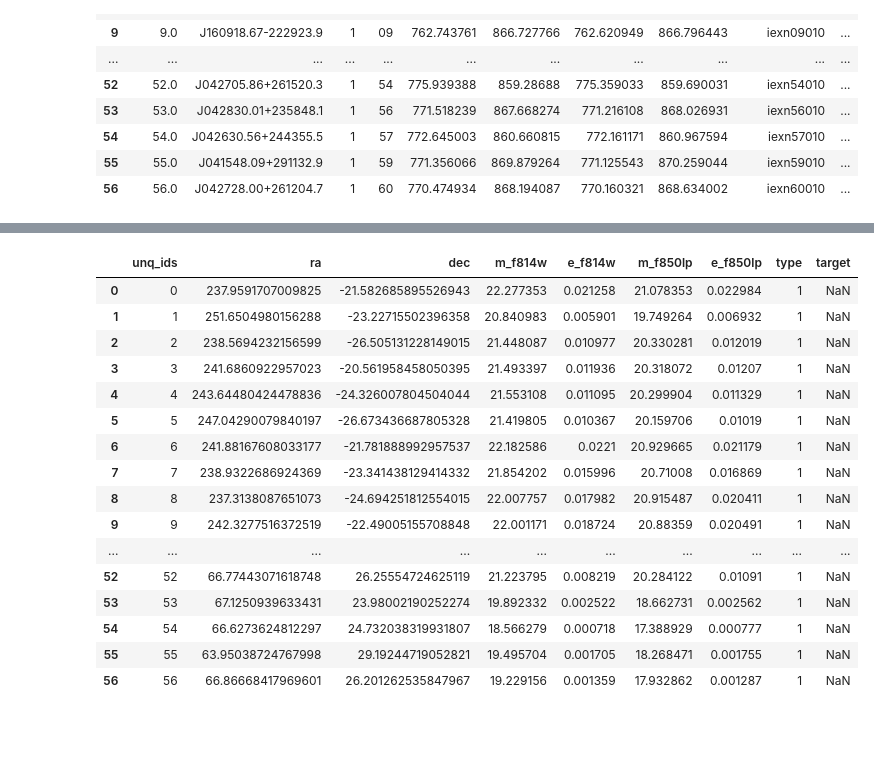
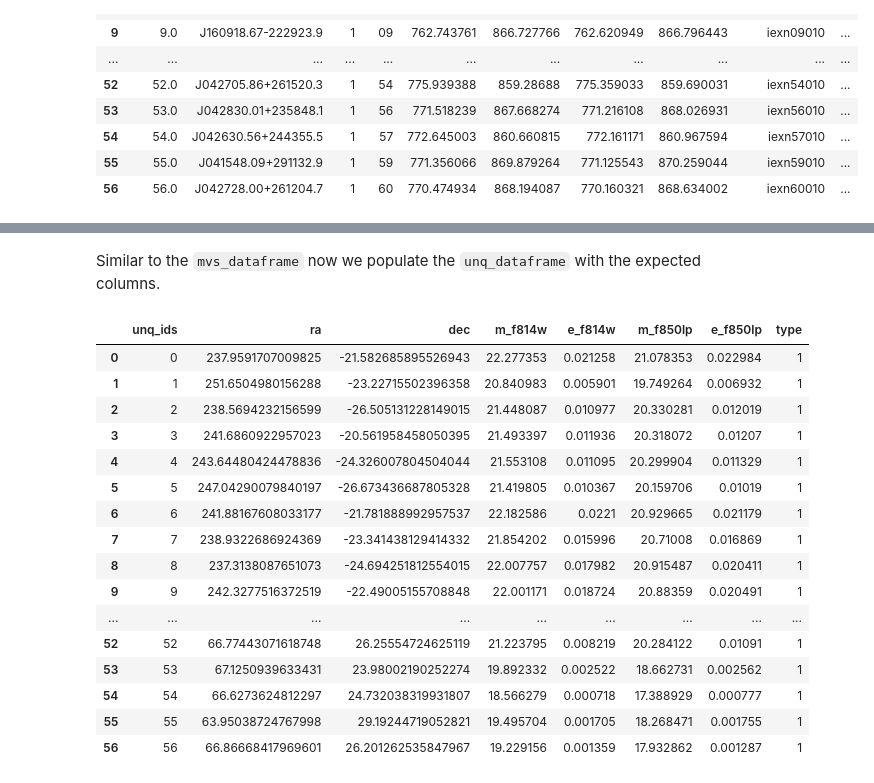
Before and after one commit to strampelligiovanni/StraKLIP, a Jupyter notebook: docs/source/tutorials/tutorial_join_catalogues_DRC.ipynb, the cells around one changed output, grey strips where cells are left out. Drawn from its saved outputs; the diff is of its cells as text; code cells hidden in the pictures; blank space fills up the shorter version.

```diff
--- a/docs/source/tutorials/joining_catalogues/DRC/join_catalogues.ipynb
+++ b/docs/source/tutorials/tutorial_join_catalogues_DRC.ipynb
@@ -75,14 +102,14 @@ mvs_target_df
 | 113 | J042728.00+261204.7 | iexn60020_drc.fits | F850LP | 66.866686 | 26.201262 | 770.160321 | 868.634002 | 17.932862 | 0.001287 | 2.555961 | 3282.342041 | ... |
 114 rows × 12 columns
 # %%
-for target in mvs_target_df.target.unique():
-    if unq_target_df.loc[unq_target_df.target ==target].empty:
-        index=mvs_target_df.loc[(mvs_target_df.target==target)].index
-        mvs_target_df.drop(index,inplace=True)
+for target in mvs_input_target_df.target.unique():
+    if unq_input_target_df.loc[unq_input_target_df.target ==target].empty:
+        index=mvs_input_target_df.loc[(mvs_input_target_df.target==target)].index
+        mvs_input_target_df.drop(index,inplace=True)
     else:
-        unq_target_df.loc[unq_target_df.target ==target,'unq_ids'] = mvs_target_df.loc[mvs_target_df.target == target, 'unq_ids'].values[0]
-unq_target_df=unq_target_df.sort_values('unq_ids').reset_index(drop=True)
-unq_target_df
+        unq_input_target_df.loc[unq_input_target_df.target ==target,'unq_ids'] = mvs_input_target_df.loc[mvs_input_target_df.target == target, 'unq_ids'].values[0]
+unq_input_target_df=unq_input_target_df.sort_values('unq_ids').reset_index(drop=True)
+unq_input_target_df
 # %% [output]
 |  | target | file | filter | ra | dec | x | y | mag_aper | e_mag_aper | dist | snr | ... |
 | 0 | J155150.21-213457.4 | iexn13010_drc.fits | F814W | 237.959171 | -21.582686 | 766.682062 | 870.519962 | 22.277353 | 0.021258 | 1.416799 | 227.932175 | ... |
@@ -138,10 +171,10 @@ mvs_dataframe=pd.DataFrame(columns=['unq_ids','target','ext', 'visit','x_f814w',
 mvs_dataframe['flag_f814w']='rejected'
 mvs_dataframe['flag_f850lp']='rejected'
 
-for id in tqdm(mvs_target_df.unq_ids.unique()):
-    target=mvs_target_df.loc[(mvs_target_df.unq_ids==id),'target'].values[0]
-    df_F814W = mvs_target_df.loc[(mvs_target_df.unq_ids==id)&(mvs_target_df.filters=='F814W')].sort_values(['unittime'])
-    df_F850LP = mvs_target_df.loc[(mvs_target_df.unq_ids==id)&(mvs_target_df.filters=='F850LP')].sort_values(['unittime'])
+for id in tqdm(mvs_input_target_df.unq_ids.unique()):
+    target=mvs_input_target_df.loc[(mvs_input_target_df.unq_ids==id),'target'].values[0]
+    df_F814W = mvs_input_target_df.loc[(mvs_input_target_df.unq_ids==id)&(mvs_input_target_df.filters=='F814W')].sort_values(['unittime'])
+    df_F850LP = mvs_input_target_df.loc[(mvs_input_target_df.unq_ids==id)&(mvs_input_target_df.filters=='F850LP')].sort_values(['unittime'])
     num =  df_F814W.unq_ids.count() if df_F814W.unq_ids.count() >= df_F850LP.unq_ids.count() else df_F850LP.unq_ids.count()
     for elno in range(num):
         mvs_dataframe.loc[pos,'unq_ids'] = id
@@ -203,11 +240,13 @@ mvs_dataframe
 # %%
-from utils_tile import small_tiles
-path2tiles='/Users/gstrampelli/PycharmProjects/Giovanni/work/out/FFP_drc/'
+path2tiles='/Users/gstrampelli/PycharmProjects/StraKLIP_tutorial_test/data/small_tiles'
 bad_F814W=[]
+kd_F814W=[]
 good_F814W=[41,46,47,48,49,52]
 bad_F850LP=[]
+kd_F850LP=[]
 good_F850LP=[41,46,47,48,49,52]
-dict={'bad_f814w':bad_F814W,'bad_f850lp':bad_F850LP,'good_f814w':good_F814W,'good_f850lp':good_F850LP,}
+
+dict={'bad_f814w':bad_F814W,'kd_f814w':kd_F814W,'bad_f850lp':bad_F850LP,'kd_f850lp':kd_F850LP,'good_f814w':good_F814W,'good_f850lp':good_F850LP,}
 
 
 mvs_dataframe = small_tiles(mvs_dataframe,path2fits, path2tiles, ['f814w','f850lp'], dict=dict,nrows=8, ncols=8,ext='_drc')
@@ -258,50 +322,51 @@ mvs_dataframe
+# %% [markdown]
+Similar to the `mvs_dataframe` now we populate the `unq_dataframe` with the expected columns.
 # %%
 pos=0
-# unq_target_df = unq_target_df[['unq_ids','ra','dec','mag_psf','e_mag_psf']].sort_values(by='unq_ids').reset_index(drop=True)
-unq_dataframe=pd.DataFrame(columns=['unq_ids','ra', 'dec','m_f814w','e_f814w','m_f850lp','e_f850lp','type','target'])
+unq_dataframe=pd.DataFrame(columns=['unq_ids','ra', 'dec','m_f814w','e_f814w','m_f850lp','e_f850lp','type'])
 
-for id in tqdm(unq_target_df.unq_ids.unique()):
-    unq_target_df.loc[(unq_target_df.unq_ids==id),'target']=unq_target_df.loc[unq_target_df.unq_ids==id].target.values[0]
-    df_F814W = unq_target_df.loc[(unq_target_df.unq_ids==id)&(unq_target_df['filter']=='F814W')]
-    df_F850LP = unq_target_df.loc[(unq_target_df.unq_ids==id)&(unq_target_df['filter']=='F850LP')]
+for id in tqdm(unq_input_target_df.unq_ids.unique()):
+    unq_input_target_df.loc[(unq_input_target_df.unq_ids==id),'target']=unq_input_target_df.loc[unq_input_target_df.unq_ids==id].target.values[0]
+    df_F814W = unq_input_target_df.loc[(unq_input_target_df.unq_ids==id)&(unq_input_target_df['filter']=='F814W')]
+    df_F850LP = unq_input_target_df.loc[(unq_input_target_df.unq_ids==id)&(unq_input_target_df['filter']=='F850LP')]
     num =  df_F814W.unq_ids.count() if df_F814W.unq_ids.count() >= df_F850LP.unq_ids.count() else df_F850LP.unq_ids.count()
     for elno in range(num):
         unq_dataframe.loc[pos,'unq_ids'] = id
         if not df_F814W.empty:
             unq_dataframe.loc[pos,'ra'] = df_F814W.ra.unique()
             unq_dataframe.loc[pos,'dec'] = df_F814W.dec.unique()
         elif not df_F850LP.empty:
             unq_dataframe.loc[pos,'ra'] = df_F850LP.ra.unique()
             unq_dataframe.loc[pos,'dec'] = df_F850LP.dec.unique()
 
         unq_dataframe.loc[pos,'type'] = 1
-        if np.all(mvs_dataframe.loc[mvs_dataframe.unq_ids==id,['flag_f814w','flag_f850lp']]=='bad_target'):
+        if np.all(mvs_dataframe.loc[mvs_dataframe.unq_ids==id,['flag_f814w','flag_f850lp']]=='rejected'):
                 unq_dataframe.loc[unq_dataframe.unq_ids==id,'type']=0
         if not df_F814W.empty and elno <= df_F814W.unq_ids.count()-1:
             unq_dataframe.loc[pos,['m_f814w','e_f814w']] =df_F814W.iloc[elno][['mag_aper','e_mag_aper']].values
 
         if not df_F850LP.empty and elno <= df_F850LP.unq_ids.count()-1:
             unq_dataframe.loc[pos,['m_f850lp','e_f850lp']] =df_F850LP.iloc[elno][['mag_aper','e_mag_aper']].values
         pos+=1
 
 unq_dataframe=unq_dataframe.sort_values('unq_ids')
 unq_dataframe['unq_ids']=unq_dataframe.unq_ids.astype(int)
 unq_dataframe
 # %% [output]
-|  | unq_ids | ra | dec | m_f814w | e_f814w | m_f850lp | e_f850lp | type | target |
-| 0 | 0 | 237.9591707009825 | -21.582685895526943 | 22.277353 | 0.021258 | 21.078353 | 0.022984 | 1 | NaN |
-| 1 | 1 | 251.6504980156288 | -23.22715502396358 | 20.840983 | 0.005901 | 19.749264 | 0.006932 | 1 | NaN |
-| 2 | 2 | 238.5694232156599 | -26.505131228149015 | 21.448087 | 0.010977 | 20.330281 | 0.012019 | 1 | NaN |
-| 3 | 3 | 241.6860922957023 | -20.561958458050395 | 21.493397 | 0.011936 | 20.318072 | 0.01207 | 1 | NaN |
-| 4 | 4 | 243.64480424478836 | -24.326007804504044 | 21.553108 | 0.011095 | 20.299904 | 0.011329 | 1 | NaN |
-| 5 | 5 | 247.04290079840197 | -26.673436687805328 | 21.419805 | 0.010367 | 20.159706 | 0.01019 | 1 | NaN |
-| 6 | 6 | 241.88167608033177 | -21.781888992957537 | 22.182586 | 0.0221 | 20.929665 | 0.021179 | 1 | NaN |
-| 7 | 7 | 238.9322686924369 | -23.341438129414332 | 21.854202 | 0.015996 | 20.71008 | 0.016869 | 1 | NaN |
-| 8 | 8 | 237.3138087651073 | -24.694251812554015 | 22.007757 | 0.017982 | 20.915487 | 0.020411 | 1 | NaN |
-| 9 | 9 | 242.3277516372519 | -22.49005155708848 | 22.001171 | 0.018724 | 20.88359 | 0.020491 | 1 | NaN |
-| ... | ... | ... | ... | ... | ... | ... | ... | ... | ... |
-| 52 | 52 | 66.77443071618748 | 26.25554724625119 | 21.223795 | 0.008219 | 20.284122 | 0.01091 | 1 | NaN |
-| 53 | 53 | 67.1250939633431 | 23.98002190252274 | 19.892332 | 0.002522 | 18.662731 | 0.002562 | 1 | NaN |
-| 54 | 54 | 66.6273624812297 | 24.732038319931807 | 18.566279 | 0.000718 | 17.388929 | 0.000777 | 1 | NaN |
-| 55 | 55 | 63.95038724767998 | 29.19244719052821 | 19.495704 | 0.001705 | 18.268471 | 0.001755 | 1 | NaN |
-| 56 | 56 | 66.86668417969601 | 26.201262535847967 | 19.229156 | 0.001359 | 17.932862 | 0.001287 | 1 | NaN |
+|  | unq_ids | ra | dec | m_f814w | e_f814w | m_f850lp | e_f850lp | type |
+| 0 | 0 | 237.9591707009825 | -21.582685895526943 | 22.277353 | 0.021258 | 21.078353 | 0.022984 | 1 |
+| 1 | 1 | 251.6504980156288 | -23.22715502396358 | 20.840983 | 0.005901 | 19.749264 | 0.006932 | 1 |
+| 2 | 2 | 238.5694232156599 | -26.505131228149015 | 21.448087 | 0.010977 | 20.330281 | 0.012019 | 1 |
+| 3 | 3 | 241.6860922957023 | -20.561958458050395 | 21.493397 | 0.011936 | 20.318072 | 0.01207 | 1 |
+| 4 | 4 | 243.64480424478836 | -24.326007804504044 | 21.553108 | 0.011095 | 20.299904 | 0.011329 | 1 |
+| 5 | 5 | 247.04290079840197 | -26.673436687805328 | 21.419805 | 0.010367 | 20.159706 | 0.01019 | 1 |
+| 6 | 6 | 241.88167608033177 | -21.781888992957537 | 22.182586 | 0.0221 | 20.929665 | 0.021179 | 1 |
+| 7 | 7 | 238.9322686924369 | -23.341438129414332 | 21.854202 | 0.015996 | 20.71008 | 0.016869 | 1 |
+| 8 | 8 | 237.3138087651073 | -24.694251812554015 | 22.007757 | 0.017982 | 20.915487 | 0.020411 | 1 |
+| 9 | 9 | 242.3277516372519 | -22.49005155708848 | 22.001171 | 0.018724 | 20.88359 | 0.020491 | 1 |
+| ... | ... | ... | ... | ... | ... | ... | ... | ... |
+| 52 | 52 | 66.77443071618748 | 26.25554724625119 | 21.223795 | 0.008219 | 20.284122 | 0.01091 | 1 |
+| 53 | 53 | 67.1250939633431 | 23.98002190252274 | 19.892332 | 0.002522 | 18.662731 | 0.002562 | 1 |
+| 54 | 54 | 66.6273624812297 | 24.732038319931807 | 18.566279 | 0.000718 | 17.388929 | 0.000777 | 1 |
+| 55 | 55 | 63.95038724767998 | 29.19244719052821 | 19.495704 | 0.001705 | 18.268471 | 0.001755 | 1 |
+| 56 | 56 | 66.86668417969601 | 26.201262535847967 | 19.229156 | 0.001359 | 17.932862 | 0.001287 | 1 |
```
Also changed, not shown: parts of 26 cells of this notebook.
